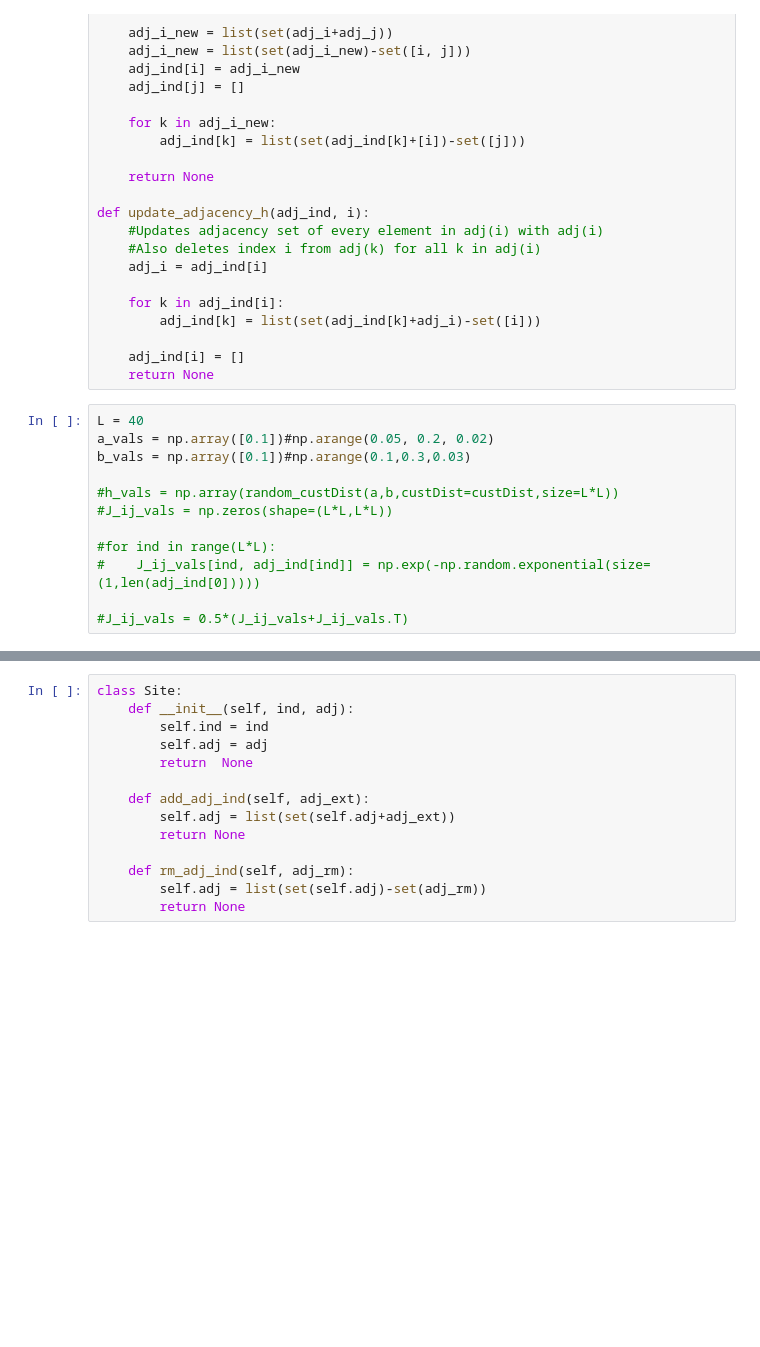
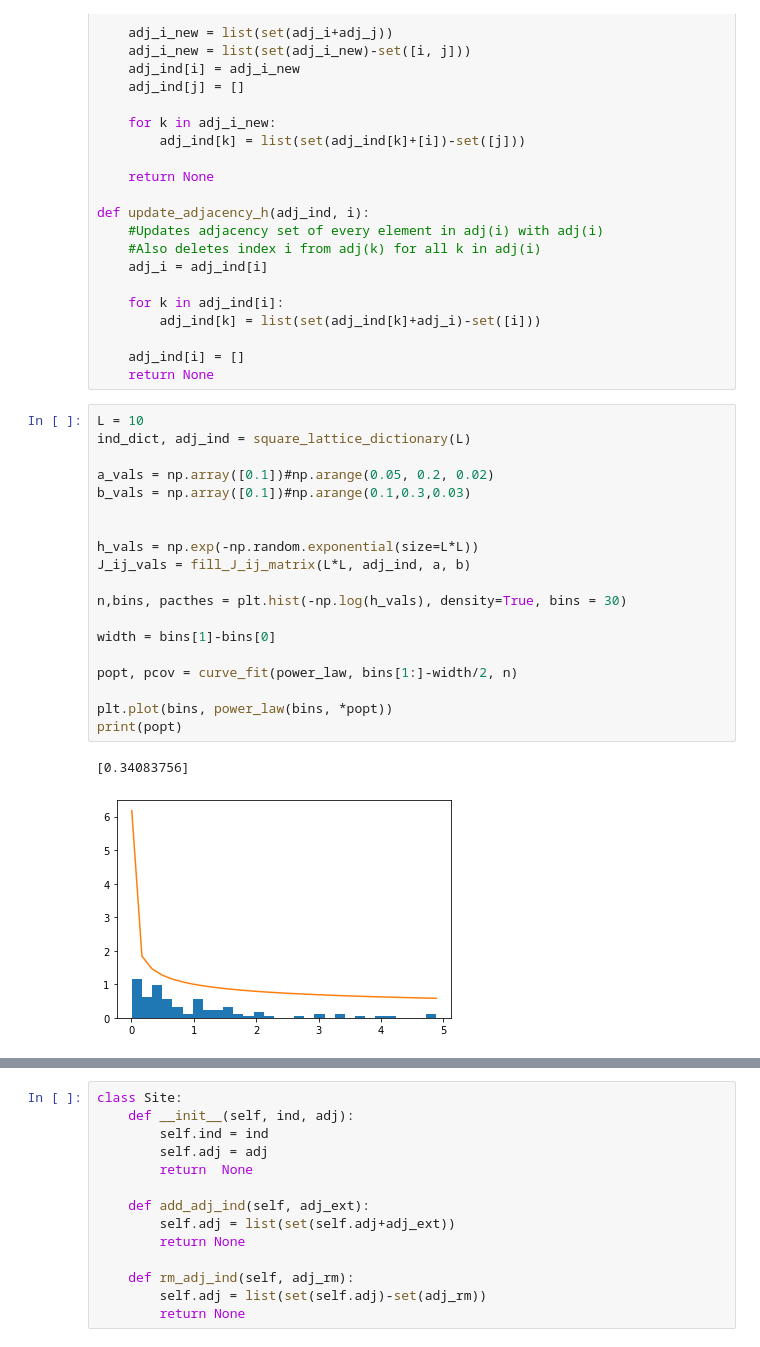
Before and after one commit to tsgaurav/Ising_RSRG, a Jupyter notebook: Ising_Decimation_2D.ipynb, the cells around one changed output, grey strips where cells are left out. Drawn from its saved outputs; the diff is of its cells as text; blank space fills up the shorter version.

```diff
--- a/Ising_Decimation_2D.ipynb
+++ b/Ising_Decimation_2D.ipynb
@@ -97,15 +134,25 @@ def update_adjacency_h(adj_ind, i):
     adj_ind[i] = []
     return None
 # %%
-L = 40
+L = 10
+ind_dict, adj_ind = square_lattice_dictionary(L)
+
 a_vals = np.array([0.1])#np.arange(0.05, 0.2, 0.02)
 b_vals = np.array([0.1])#np.arange(0.1,0.3,0.03)
 
-#h_vals = np.array(random_custDist(a,b,custDist=custDist,size=L*L))
-#J_ij_vals = np.zeros(shape=(L*L,L*L))
 
-#for ind in range(L*L):
-#    J_ij_vals[ind, adj_ind[ind]] = np.exp(-np.random.exponential(size=(1,len(adj_ind[0]))))
+h_vals = np.exp(-np.random.exponential(size=L*L))
+J_ij_vals = fill_J_ij_matrix(L*L, adj_ind, a, b)
 
-#J_ij_vals = 0.5*(J_ij_vals+J_ij_vals.T)
+n,bins, pacthes = plt.hist(-np.log(h_vals), density=True, bins = 30)
+
+width = bins[1]-bins[0]
+
+popt, pcov = curve_fit(power_law, bins[1:]-width/2, n)
+
+plt.plot(bins, power_law(bins, *popt))
+print(popt)
+# %% [output]
+[0.34083756]
+[figure, added]
 # %%
```
Also changed, not shown: parts of 34 cells of this notebook, 7 other files.
